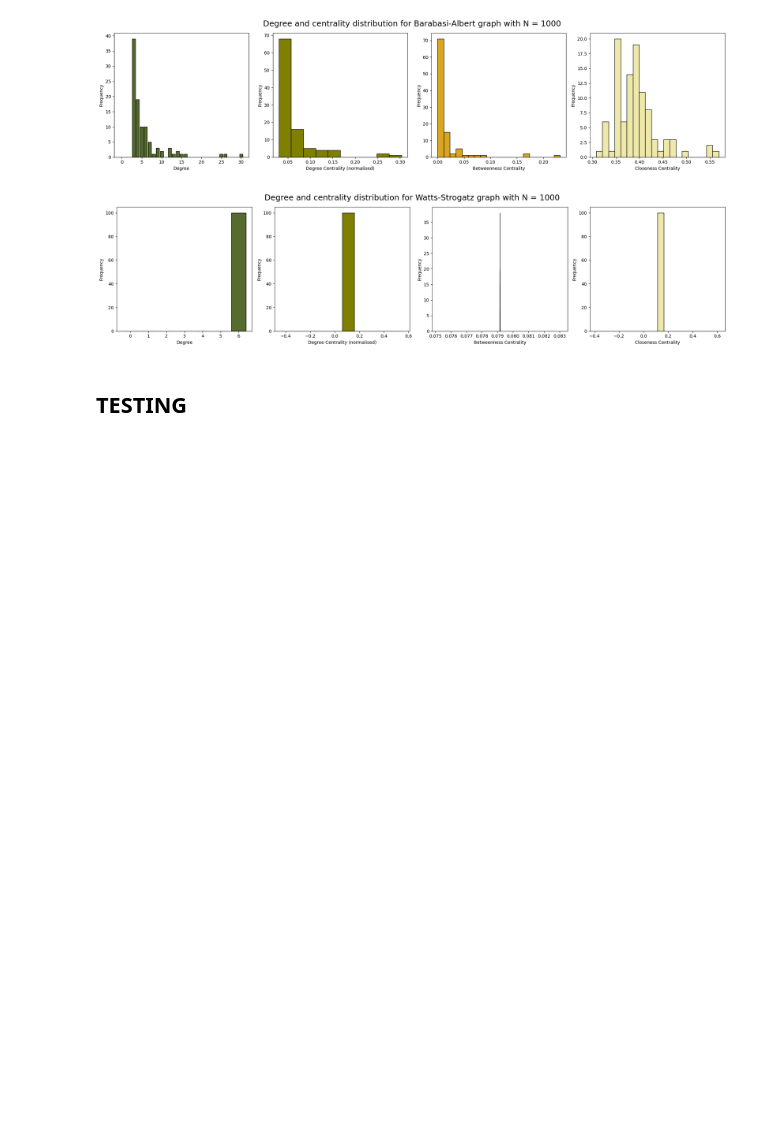
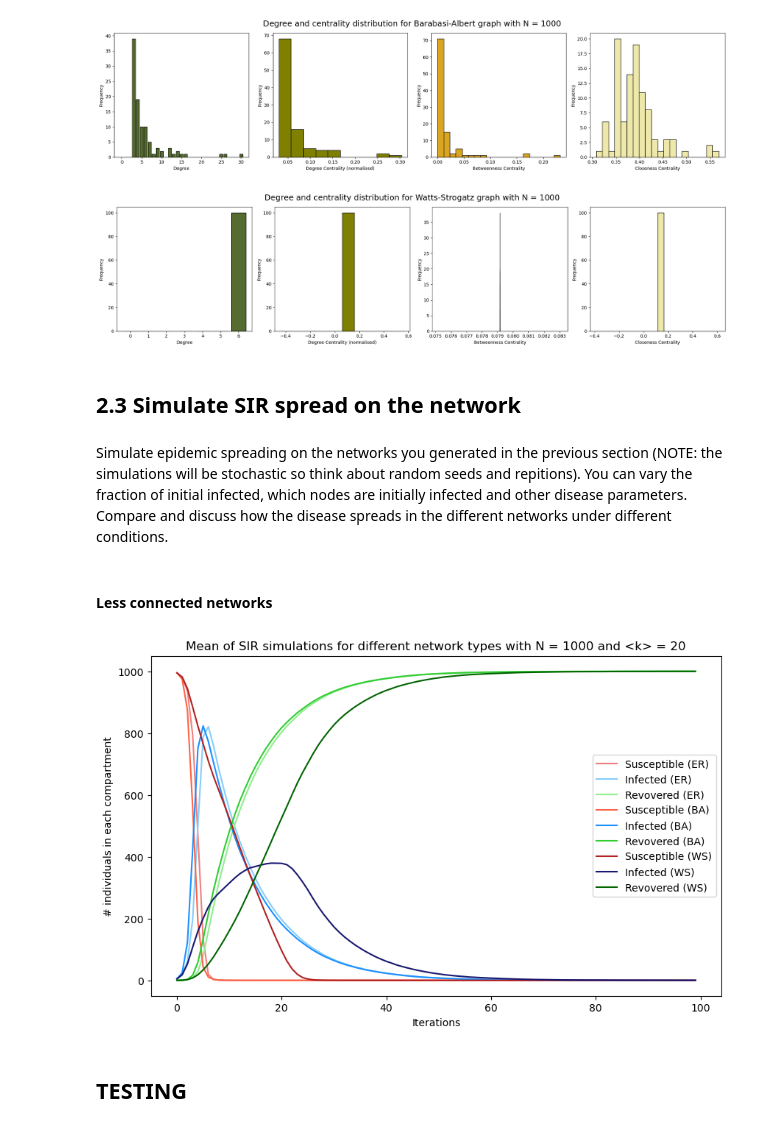
Before and after one commit to kshnva/Intro-CLS-Assignment-2, a Jupyter notebook: new_spatial.ipynb, the cells around one changed output. Saved outputs shown, nothing was run; the diff lists cells and outputs as text; code cells hidden in the pictures; blank space fills up the shorter version.

```diff
--- a/new_spatial.ipynb
+++ b/new_spatial.ipynb
@@ -366,3 +366,11 @@ Number of edges = 300
 [figure]
 [figure]
 [figure]
+# %% [markdown]
+## 2.3 Simulate SIR spread on the network
+# %% [markdown]
+Simulate epidemic spreading on the networks you generated in the previous section
+(NOTE: the simulations will be stochastic so think about random seeds and repitions).
+You can vary the fraction of initial infected, which nodes are initially infected and other
+disease parameters. Compare and discuss how the disease spreads in the different networks
+under different conditions.
@@ -368,0 +393,2 @@ Number of edges = 300
+# %% [markdown]
+#### Less connected networks
@@ -368,0 +406,19 @@ Number of edges = 300
+# %%
+# Initialize plot
+plt.figure(figsize=(10, 6))
+# ['lightcoral', 'tomato', 'firebrick']
+# ['lightskyblue', 'dodgerblue', 'midnightblue']
+#  ['lightgreen', 'limegreen', 'darkgreen']
+# Plot the results
+plot_mean_trends(er_trends_1, ['lightcoral', 'lightskyblue', 'lightgreen'], ['Susceptible (ER)', 'Infected (ER)', 'Revovered (ER)'])
+plot_mean_trends(ba_trends_1, ['tomato', 'dodgerblue', 'limegreen'], ['Susceptible (BA)', 'Infected (BA)', 'Revovered (BA)'])
+plot_mean_trends(ws_trends_1, ['firebrick', 'midnightblue', 'darkgreen'], ['Susceptible (WS)', 'Infected (WS)', 'Revovered (WS)'])
+
+# Add labels and legend and show the plot
+plt.xlabel('Iterations')
+plt.ylabel('# individuals in each compartment')
+plt.legend()
+plt.title('Mean of SIR simulations for different network types with N = 1000 and <k> = 20')
+plt.show()
+# %% [output]
+[figure, added]
```
Also changed, not shown: parts of 15 cells of this notebook.
